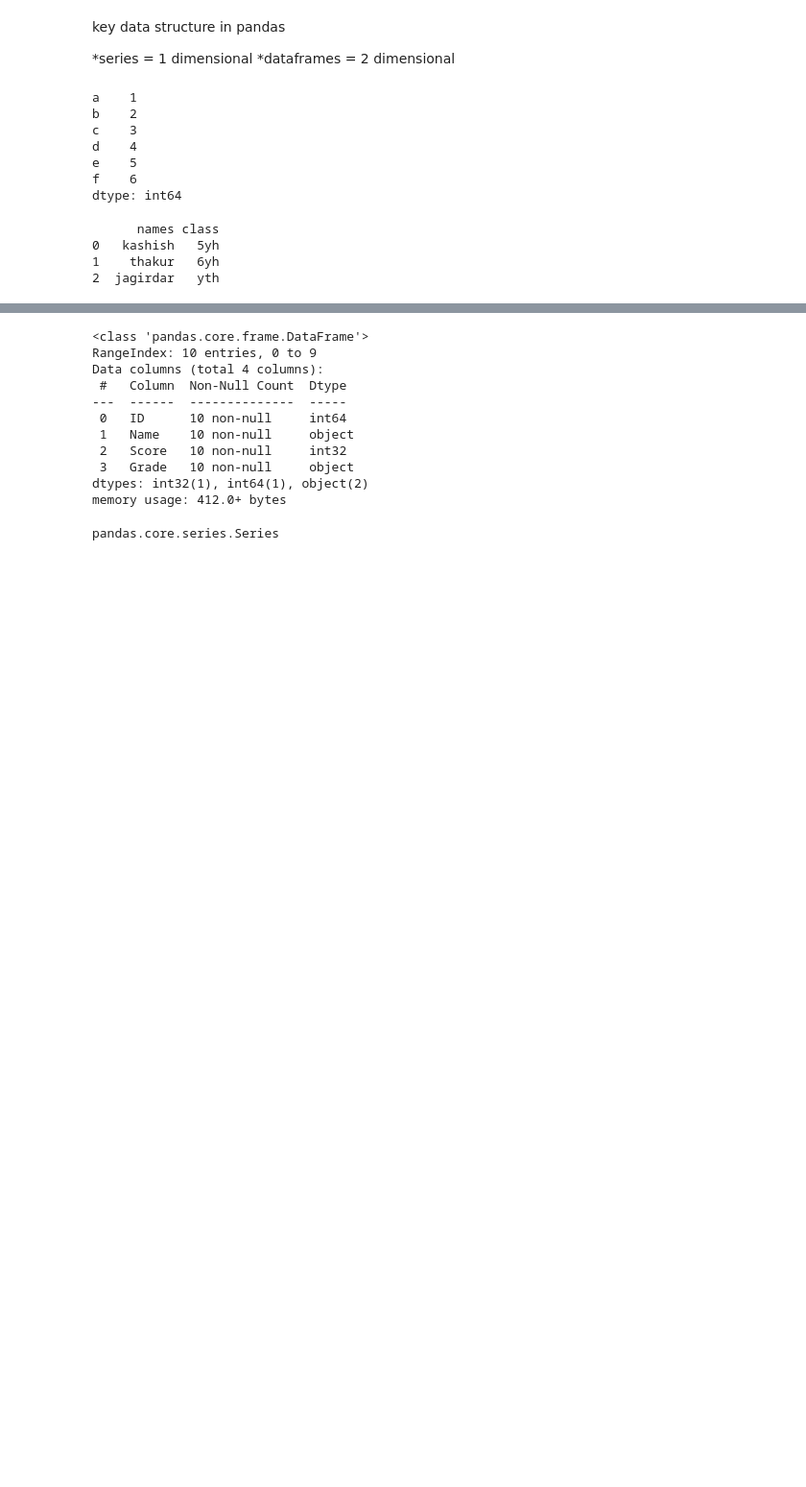
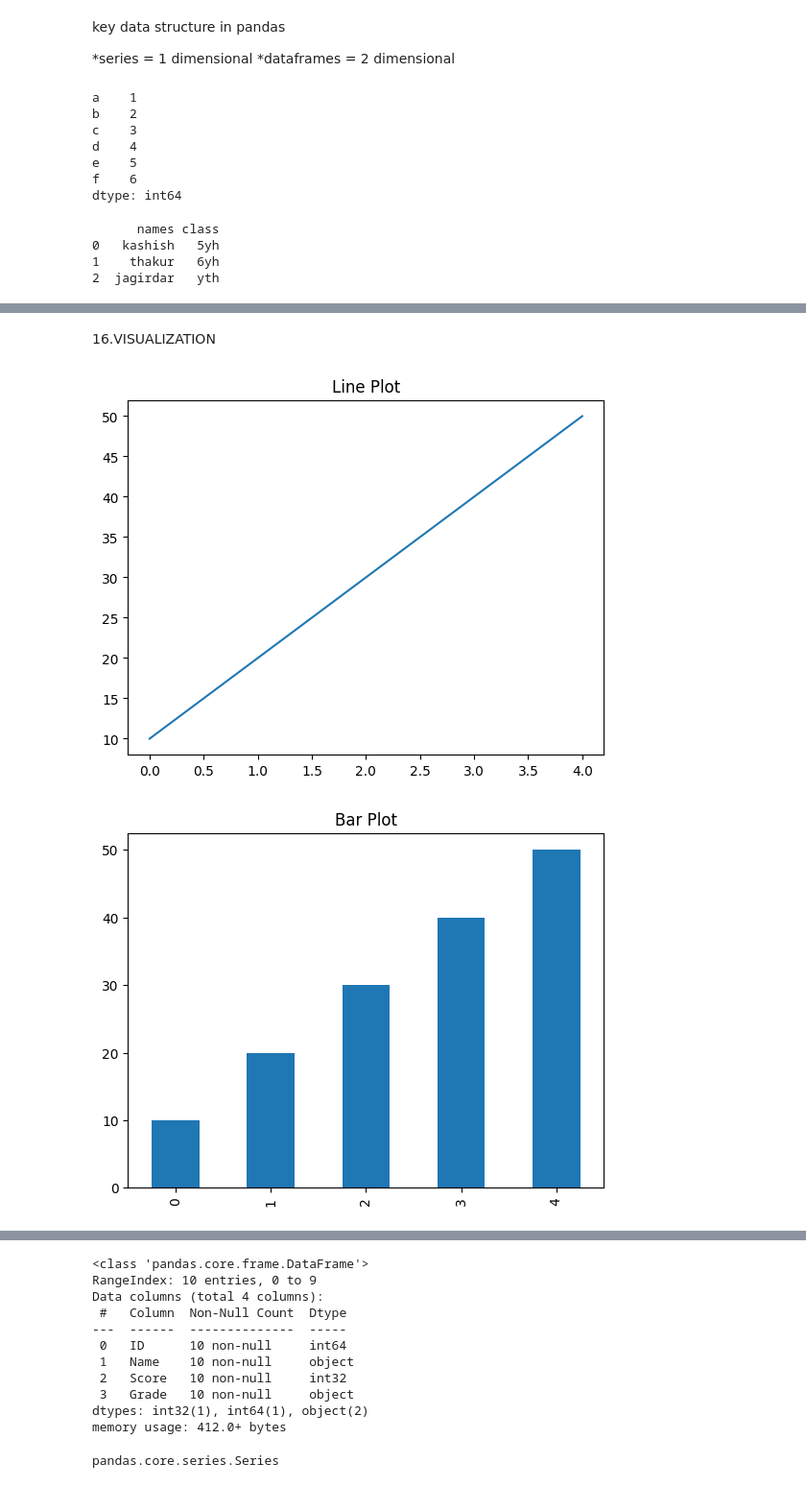
Before and after one commit to kashishthakur12/data_visualization_projects, a Jupyter notebook: pandas/pandas.ipynb, the cells around one changed output, grey strips where cells are left out. Shown at 96% size. Cells and saved outputs as stored; diff of their text form; code cells hidden in the pictures; blank space fills up the shorter version.

```diff
--- a/pandas/pandas.ipynb
+++ b/pandas/pandas.ipynb
@@ -59,0 +617,25 @@ df.tail(2)
+# %% [markdown]
+16.VISUALIZATION
+# %%
+df6 = pd.DataFrame({"col":[10,20,30,40,50], "col2":[5,15,25,35,45]})
+
+df6["col"].plot(kind="line", title="Line Plot")
+plt.show()
+
+df6["col"].plot(kind="bar", title="Bar Plot")
+plt.show()
+
+df6["col"].plot(kind="hist", title="Histogram")
+plt.show()
+
+df6["col"].plot(kind="box", title="Box Plot")
+plt.show()
+
+df6.plot.scatter(x="col", y="col2", title="Scatter Plot")
+plt.show()
+
+df6["col"].value_counts().plot(kind="pie", title="Pie Chart")
+plt.show()
+# %% [output]
+[figure, added]
+[figure, added]
```
Also changed, not shown: parts of 67 cells of this notebook, 9 other files.
